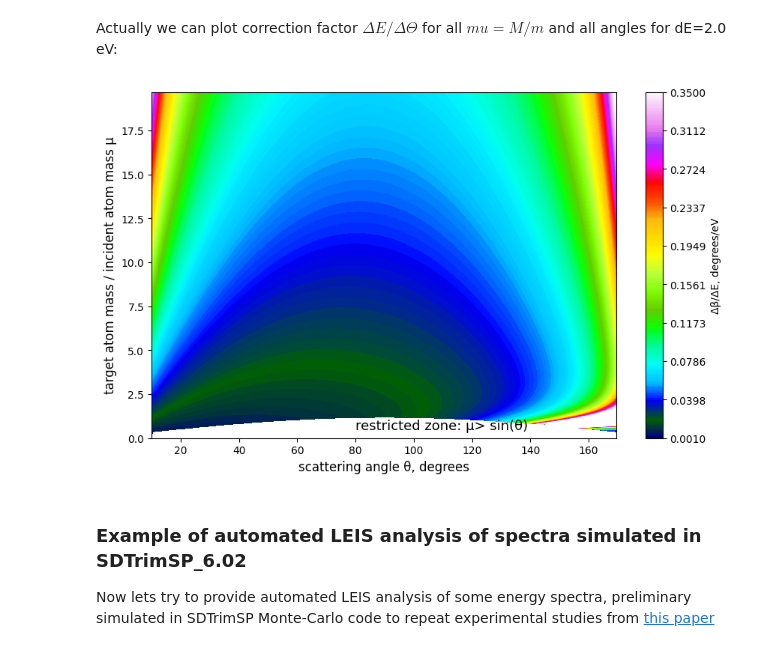
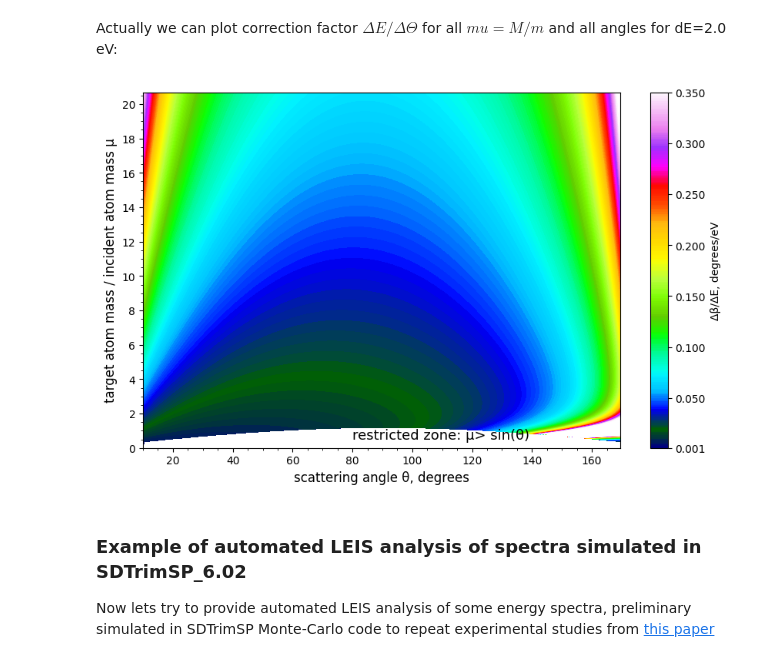
Before and after one commit to mauveferret/SpecRec, a Jupyter notebook: main_example.ipynb, the cells around one changed output. Saved outputs shown, nothing was run; the diff lists cells and outputs as text; code cells hidden in the pictures.

```diff
--- a/main_example.ipynb
+++ b/main_example.ipynb
@@ -188,9 +199,14 @@ plt.show()
 # %% [markdown]
 Actually we can plot correction factor $ \Delta E / \Delta \Theta $ for all $mu = M/m$ and all angles for dE=2.0 eV:
-# %%
-leis.plot_dBeta_map()
-# %% [output]
-[figure, removed]
+# %%
+import os, sys
+#change path to working directory
+BASE_LIB_PATH = "tools"
+sys.path.insert(1, os.getcwd()+os.sep+BASE_LIB_PATH)
+import LEIS_tools as leis
+leis.plot_dBeta_map()
+# %% [output]
+[figure, added]
 # %% [markdown]
 ### Example of automated LEIS analysis of spectra simulated in SDTrimSP_6.02
 
```
Also changed, not shown: parts of 2 cells of this notebook, 1 other file.
